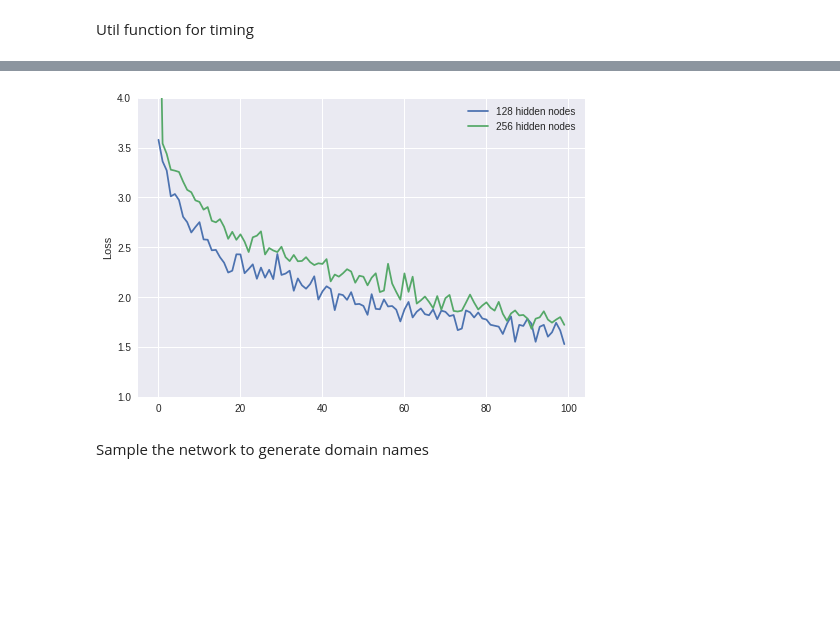
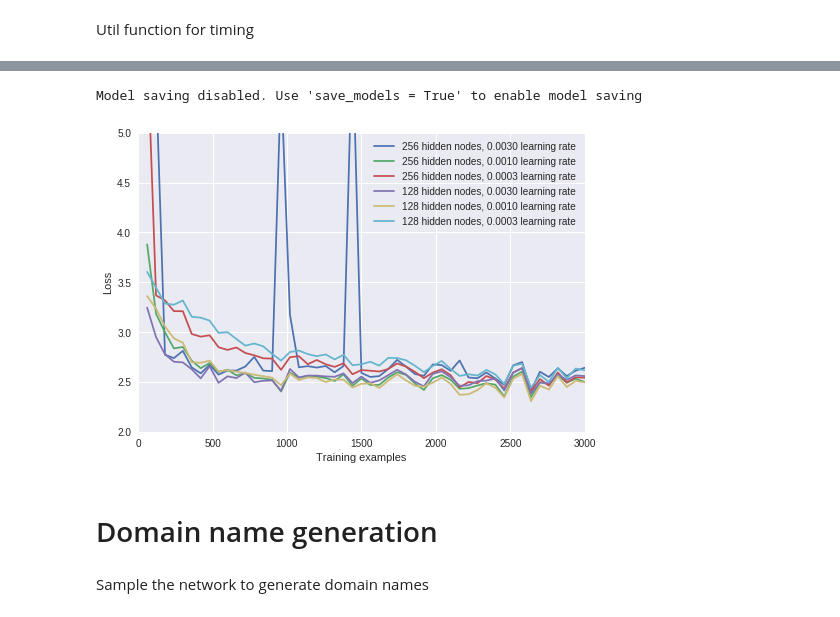
Before and after one commit to kdhageman/phishing_generator, a Jupyter notebook: phishing_domain_generator.ipynb, the cells around one changed output, grey strips where cells are left out. Cells and saved outputs as stored; diff of their text form; code cells hidden in the pictures; blank space fills up the shorter version.

```diff
--- a/phishing_domain_generator.ipynb
+++ b/phishing_domain_generator.ipynb
@@ -59,7 +70,7 @@ Initial boilerplate code
 # %%
 from collections import defaultdict
 
-# Define vocabulary dictionary
+# Define alphabet dictionary
 next_index = 0
 def get_new_index():
   global next_index
@@ -67,4 +78,4 @@ def get_new_index():
   next_index += 1
   return index
 
-vocabulary = defaultdict(get_new_index)
+alphabet = defaultdict(get_new_index)
@@ -160,4 +179,6 @@ Define train function, which trains the provided model on a single domain name
 # %%
+from torch.nn.utils import clip_grad_norm_
+
 def train_example(model, optimizer, sample):
   # train on a single example domain name
   inputs, targets = encode_inputs(sample), encode_targets(sample)
@@ -174,6 +195,7 @@ def train_example(model, optimizer, sample):
 
   optimizer.zero_grad()
   loss.backward()
+  clip_grad_norm_(model.parameters(), 0.5) # clip gradients to prevent explosion of loss
   optimizer.step()
 
   return output, loss.item()/inputs.size(0)
@@ -200,17 +222,17 @@ def train(model, optimizer):
   print_loss, plot_loss, all_losses = 0, 0, []
   start = now()
 
-  for iter in range(1, args.n_iters+1):
-    sample = random_sample(train_tokens)
+  for i, sample in enumerate(train_tokens):
     output, loss = train_example(model, optimizer, sample)
     print_loss += loss
     plot_loss += loss
 
-    if iter % args.print_every == 0:
-      print("%s (%d %d%%) %.4f" % (elapsed(start), iter, iter/args.n_iters*100, print_loss / args.print_every))
+    if (i+1) % args.print_every == 0:
+      avg_loss = print_loss / args.print_every
+      print("%s (%d %d%%) %.4f" % (elapsed(start), i+1, (i+1)/args.train_size*100, avg_loss))
       print_loss = 0
 
-    if iter % args.plot_every == 0:
+    if (i+1) % args.plot_every == 0:
       avg_loss = plot_loss / args.plot_every
       all_losses.append(avg_loss)
       plot_loss = 0
@@ -219,11 +241,14 @@ def train(model, optimizer):
 
 train_res = []
 
-n_hidden = [128, 256]
+n_hidden = [256, 128]
+learning_rates = [3e-3, 1e-3, 3e-4]
 for n in n_hidden:
-  model = RNNModel(vocab_size, n, vocab_size).to(device)
-  optimizer = torch.optim.Adam(model.parameters(), lr=args.lr)
+  for lr in learning_rates:
+    print("Training with %d hidden nodes and a learning rate of %f" % (n, lr))
+    model = RNNModel(alphabet_size, n, alphabet_size).to(device)
+    optimizer = torch.optim.Adam(model.parameters(), lr=lr)
 
-  model_losses = train(model, optimizer)
+    model_losses = train(model, optimizer)
 
-  train_res.append((model, n, model_losses))
+    train_res.append((model, n, lr, model_losses))
@@ -230,16 +273,30 @@ for n in n_hidden:
+# %%
+if 'save_models' in locals() and save_models:
+  with open(MODEL_FNAME, 'wb') as f:
+    pickle.dump(train_res, f)
+else:
+  print("Model saving disabled. Use 'save_models = True' to enable model saving")
+# %% [output]
+Model saving disabled. Use 'save_models = True' to enable model saving
 # %%
 import matplotlib.pyplot as plt
-import matplotlib.ticker as ticker
 
 plt.figure()
-for model, n, model_losses in losses:
-  line, = plt.plot(model_losses)
-  line.set_label("%d hidden nodes" % n)
+X = np.arange(0, args.train_size, args.plot_every)+args.plot_every
+for model, n, lr, model_losses in train_res:
+  line, = plt.plot(X, model_losses)
+  line.set_label("%d hidden nodes, %.4f learning rate" % (n, lr))
 plt.legend()
-plt.ylim(1, 4)
+plt.ylim(2, 5)
+plt.xlim(0, args.train_size)
+plt.xlabel("Training examples")
 plt.ylabel("Loss");
+
+plt.savefig('parameter_optimization.eps')
 # %% [output]
-[figure, old version]
+[figure, new version]
+# %% [markdown]
+# Domain name generation
 # %% [markdown]
 Sample the network to generate domain names
 # %%
```
Also changed, not shown: parts of 20 cells of this notebook.
